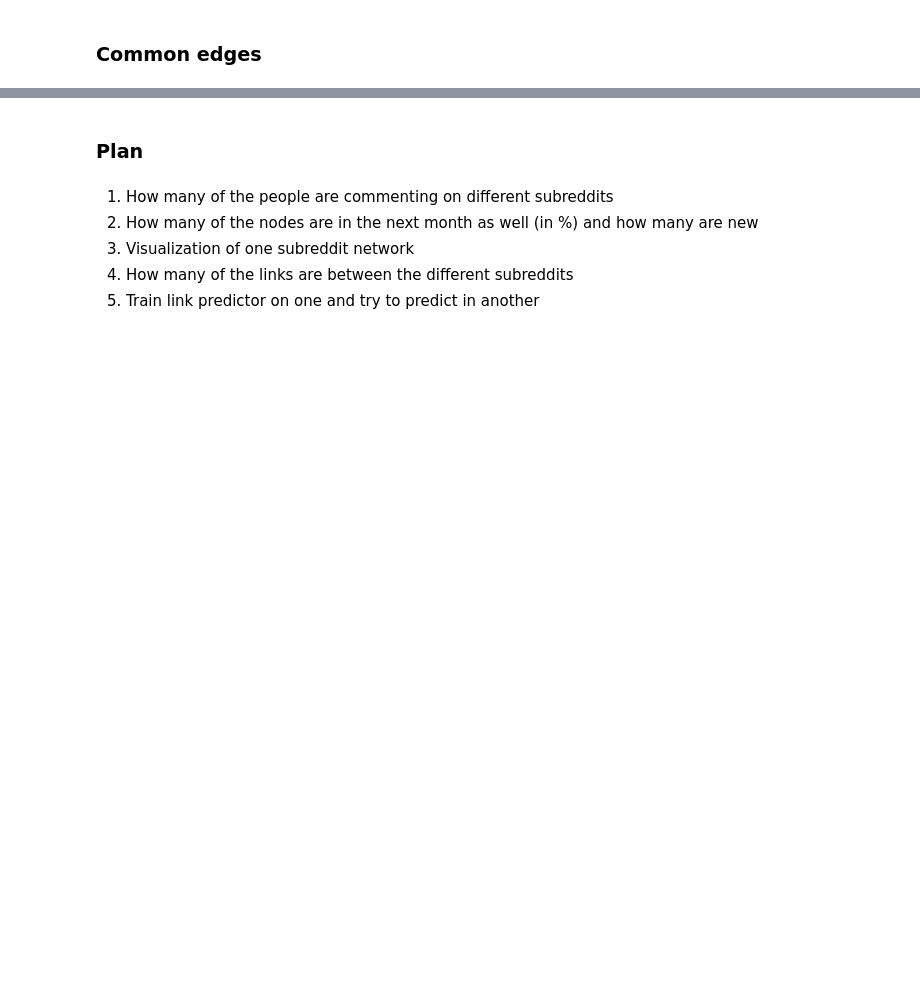
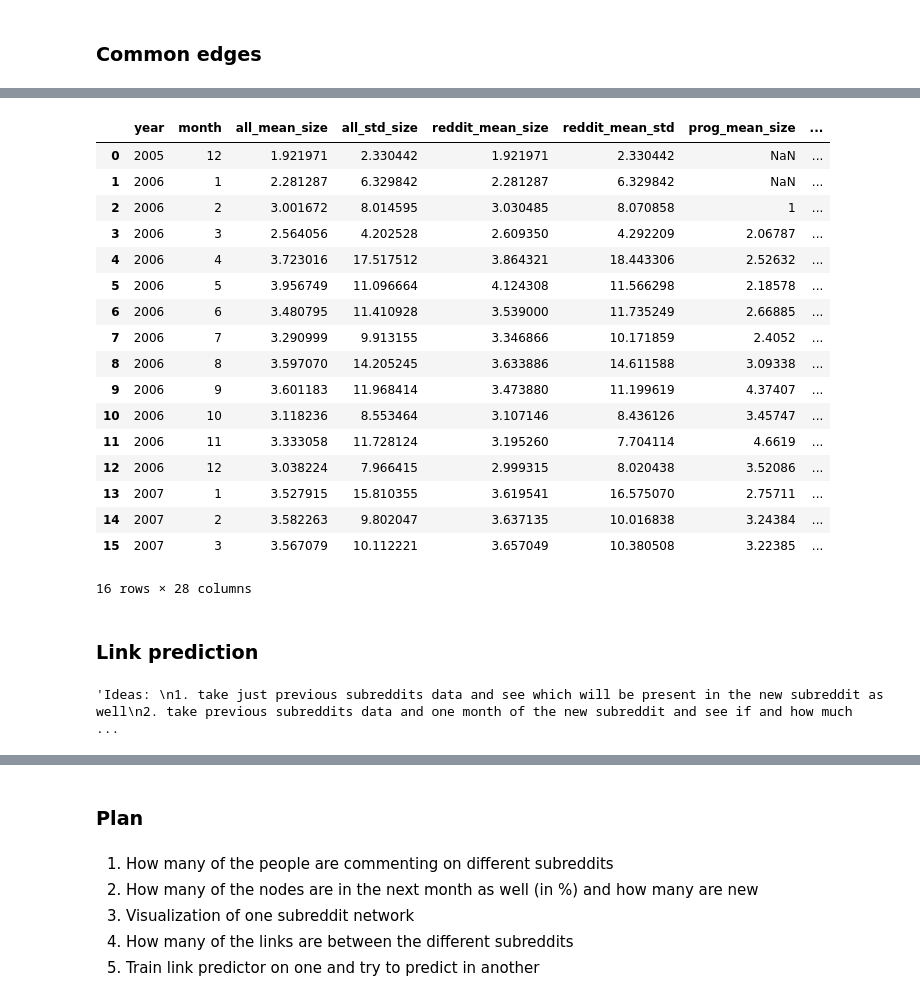
Before and after one commit to CarelKuusk/reddit_comments, a Jupyter notebook: initial_analysis.ipynb, the cells around one changed output, grey strips where cells are left out. Cells and saved outputs as stored; diff of their text form; code cells hidden in the pictures; blank space fills up the shorter version.

```diff
--- a/initial_analysis.ipynb
+++ b/initial_analysis.ipynb
@@ -666,2 +672,8 @@ nx.draw_networkx_edges(G, pos)
 # %% [markdown]
 ### Common edges
+# %%
+data = get_data_for_yml((2007,1))
+table = cocommentator_table(data)
+programming = table[table.subreddit == "programming"]
+reddit = table[table.subreddit == "reddit.com"]
+merged = programming.merge(reddit, on=["author1", "author2"], how="inner")
@@ -667,0 +700,3 @@ nx.draw_networkx_edges(G, pos)
+# %%
+science = table[table.subreddit == "science"]
+all_merged = merged.merge(science, on=["author1", "author2"], how="inner")
@@ -667,0 +846,31 @@ nx.draw_networkx_edges(G, pos)
+# %%
+df
+# %% [output]
+|  | year | month | all_mean_size | all_std_size | reddit_mean_size | reddit_mean_std | prog_mean_size | ... |
+| 0 | 2005 | 12 | 1.921971 | 2.330442 | 1.921971 | 2.330442 | NaN | ... |
+| 1 | 2006 | 1 | 2.281287 | 6.329842 | 2.281287 | 6.329842 | NaN | ... |
+| 2 | 2006 | 2 | 3.001672 | 8.014595 | 3.030485 | 8.070858 | 1 | ... |
+| 3 | 2006 | 3 | 2.564056 | 4.202528 | 2.609350 | 4.292209 | 2.06787 | ... |
+| 4 | 2006 | 4 | 3.723016 | 17.517512 | 3.864321 | 18.443306 | 2.52632 | ... |
+| 5 | 2006 | 5 | 3.956749 | 11.096664 | 4.124308 | 11.566298 | 2.18578 | ... |
+| 6 | 2006 | 6 | 3.480795 | 11.410928 | 3.539000 | 11.735249 | 2.66885 | ... |
+| 7 | 2006 | 7 | 3.290999 | 9.913155 | 3.346866 | 10.171859 | 2.4052 | ... |
+| 8 | 2006 | 8 | 3.597070 | 14.205245 | 3.633886 | 14.611588 | 3.09338 | ... |
+| 9 | 2006 | 9 | 3.601183 | 11.968414 | 3.473880 | 11.199619 | 4.37407 | ... |
+| 10 | 2006 | 10 | 3.118236 | 8.553464 | 3.107146 | 8.436126 | 3.45747 | ... |
+| 11 | 2006 | 11 | 3.333058 | 11.728124 | 3.195260 | 7.704114 | 4.6619 | ... |
+| 12 | 2006 | 12 | 3.038224 | 7.966415 | 2.999315 | 8.020438 | 3.52086 | ... |
+| 13 | 2007 | 1 | 3.527915 | 15.810355 | 3.619541 | 16.575070 | 2.75711 | ... |
+| 14 | 2007 | 2 | 3.582263 | 9.802047 | 3.637135 | 10.016838 | 3.24384 | ... |
+| 15 | 2007 | 3 | 3.567079 | 10.112221 | 3.657049 | 10.380508 | 3.22385 | ... |
+16 rows × 28 columns
+# %% [markdown]
+### Link prediction
+# %%
+"""Ideas:
+1. take just previous subreddits data and see which will be present in the new subreddit as well
+2. take previous subreddits data and one month of the new subreddit and see if and how much the accuracy improves
+3. take just previous subreddits data and try to predict new links in the same subredditb
+"""
+# %% [output]
+'Ideas: \n1. take just previous subreddits data and see which will be present in the new subreddit as well\n2. take previous subreddits data and one month of the new subreddit and see if and how much  ...
```
Also changed, not shown: parts of 16 cells of this notebook, 25 other files.
